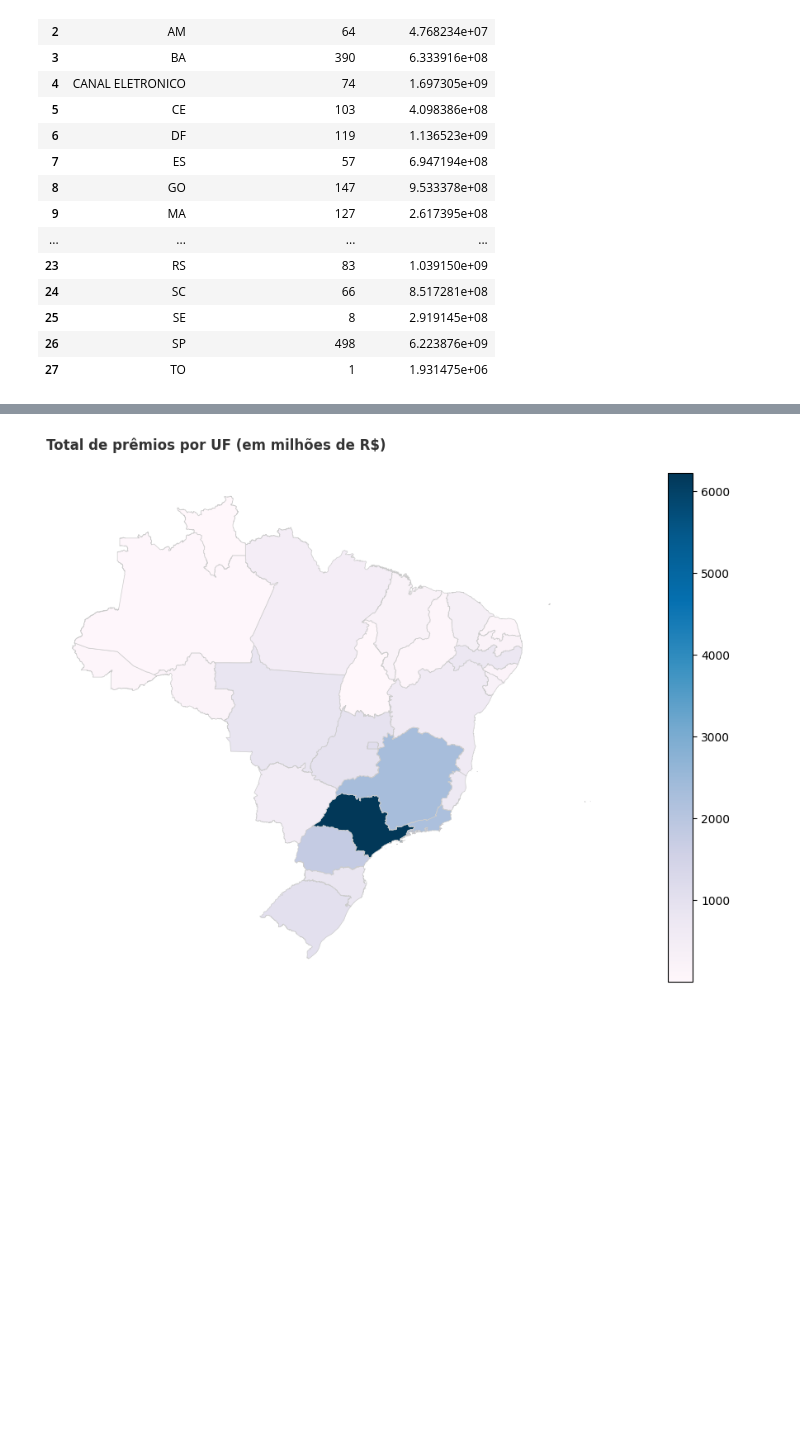
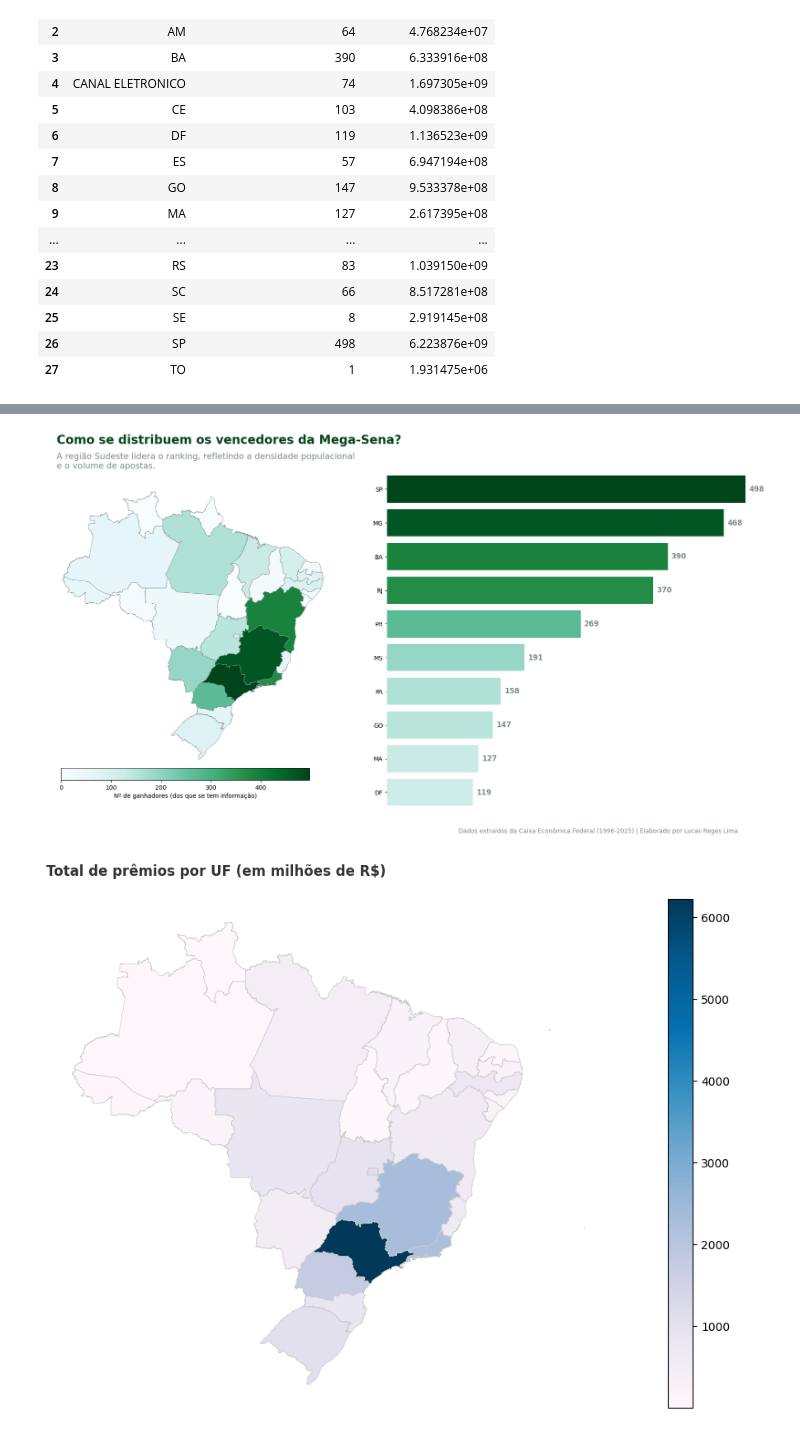
Before and after one commit to zf0rest/megasena_science, a Jupyter notebook: notebooks/analise.ipynb, the cells around one changed output, grey strips where cells are left out. Saved outputs shown, nothing was run; the diff lists cells and outputs as text; code cells hidden in the pictures; blank space fills up the shorter version.

```diff
--- a/notebooks/analise.ipynb
+++ b/notebooks/analise.ipynb
@@ -615 +618,10 @@ plt.show()
+# %%
+geo_x_bar(dataframe=df_gpd, #Ver função no arquivo functions.py
+          col_valor='Quantidade de vencedores',
+          titulo='Como se distribuem os vencedores da Mega-Sena?',
+          subtitulo='A região Sudeste lidera o ranking, refletindo a densidade populacional\ne o volume de apostas.',
+          legenda='Dados extraídos da Caixa Econômica Federal (1996-2025) | Elaborado por Lucas Reges Lima',
+          colors = 'BuGn')
+# %% [output]
+[figure, added]
 # %%
```
Also changed, not shown: parts of 4 cells of this notebook, 1 other file.
